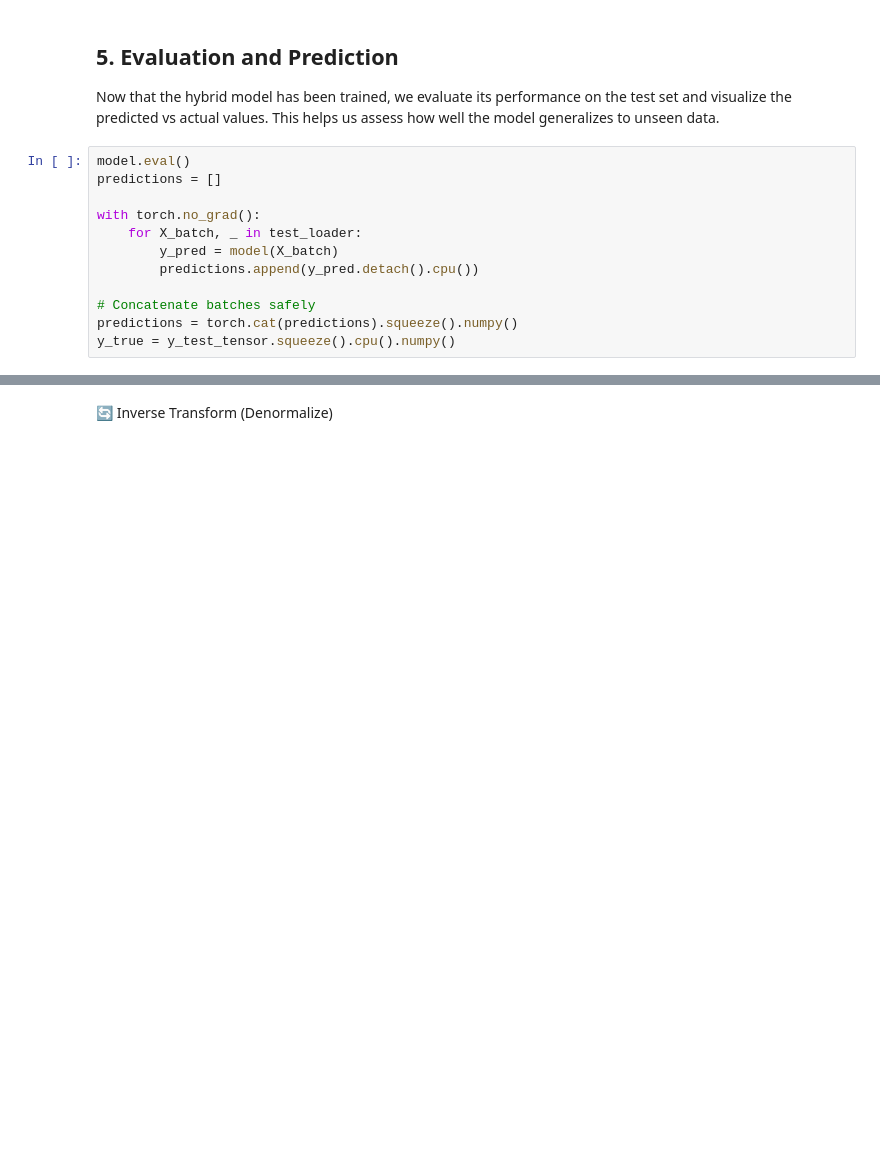
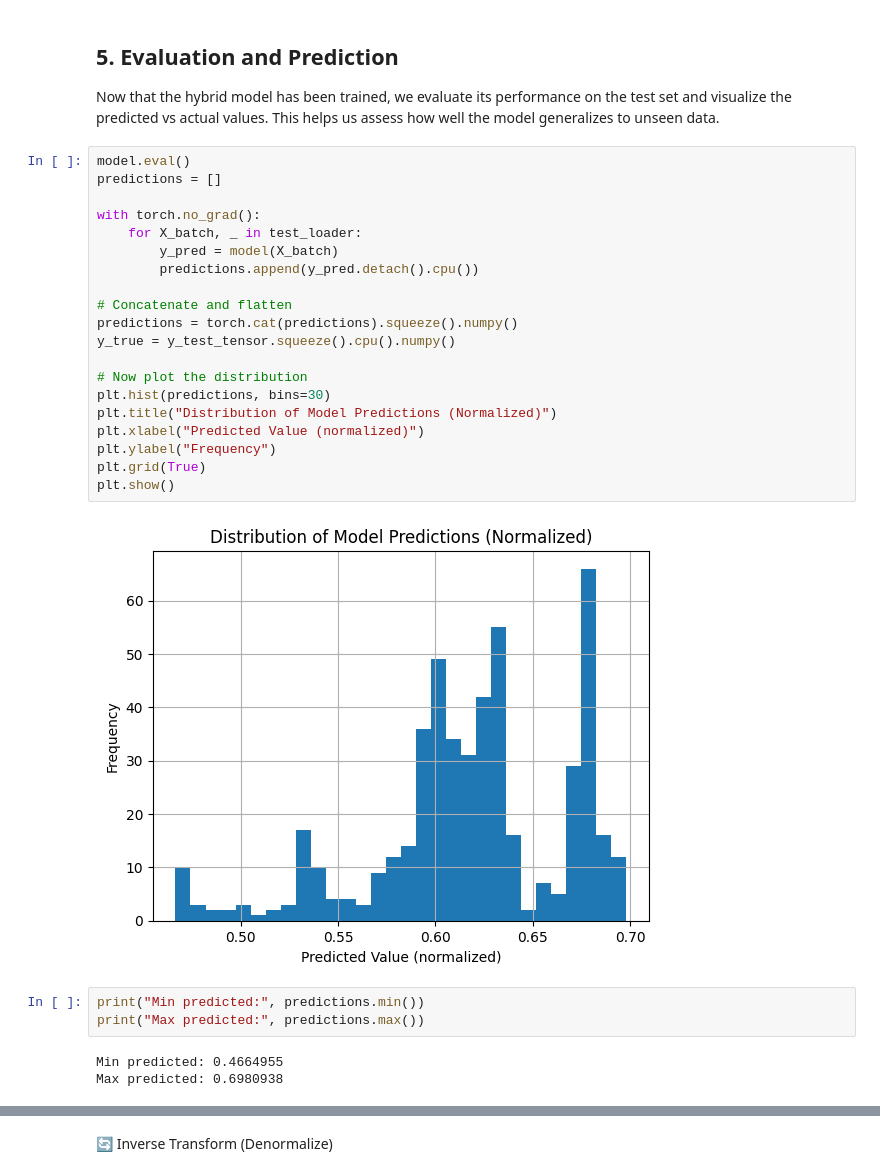
Before and after one commit to NathanPaceydev/Time-Series-Forecasting-Using-Hybrid-Quantum-Classical-Models, a Jupyter notebook: Rough work/hybrid_model.ipynb, the cells around one changed output, grey strips where cells are left out. Saved outputs shown, nothing was run; the diff lists cells and outputs as text; blank space fills up the shorter version.

Commit message:
found prediction bottleneck

```diff
--- a/Rough work/hybrid_model.ipynb
+++ b/Rough work/hybrid_model.ipynb
@@ -220,12 +213,28 @@ Now that the hybrid model has been trained, we evaluate its performance on the t
 # %%
 model.eval()
 predictions = []
 
 with torch.no_grad():
     for X_batch, _ in test_loader:
         y_pred = model(X_batch)
         predictions.append(y_pred.detach().cpu())
 
-# Concatenate batches safely
+# Concatenate and flatten
 predictions = torch.cat(predictions).squeeze().numpy()
 y_true = y_test_tensor.squeeze().cpu().numpy()
+
+# Now plot the distribution
+plt.hist(predictions, bins=30)
+plt.title("Distribution of Model Predictions (Normalized)")
+plt.xlabel("Predicted Value (normalized)")
+plt.ylabel("Frequency")
+plt.grid(True)
+plt.show()
+# %% [output]
+[figure, added]
+# %%
+print("Min predicted:", predictions.min())
+print("Max predicted:", predictions.max())
+# %% [output]
+Min predicted: 0.4664955
+Max predicted: 0.6980938
```
Also changed, not shown: parts of 9 cells of this notebook.
